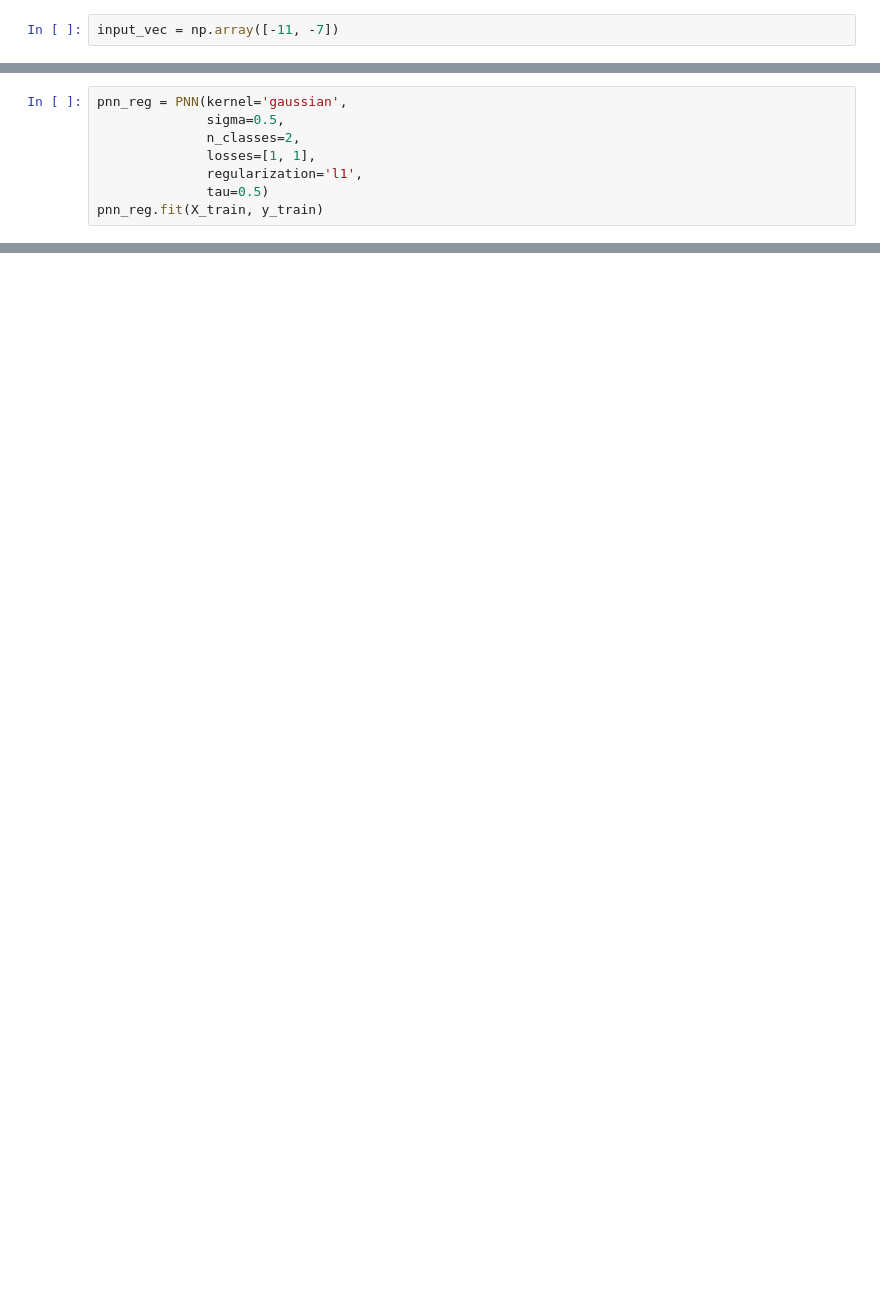
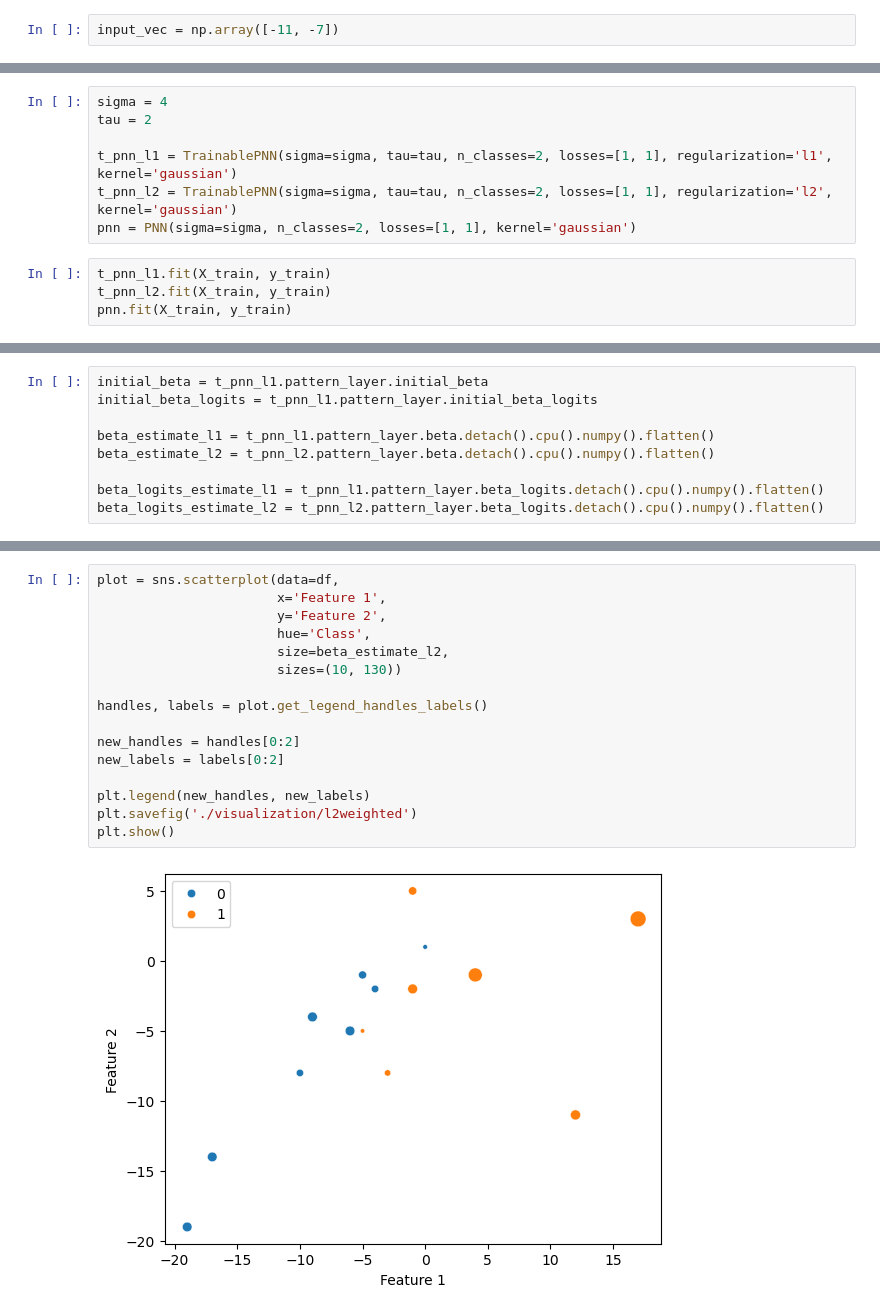
Before and after one commit to vinogradowvw/regularization-pnn-grnn, a Jupyter notebook: Demo.ipynb, the cells around one changed output, grey strips where cells are left out. Saved outputs shown, nothing was run; the diff lists cells and outputs as text; blank space fills up the shorter version.

```diff
--- a/Demo.ipynb
+++ b/Demo.ipynb
@@ -196,8 +63,0 @@ plt.show()
-# %%
-pnn_reg = PNN(kernel='gaussian',
-              sigma=0.5,
-              n_classes=2,
-              losses=[1, 1],
-              regularization='l1',
-              tau=0.5)
-pnn_reg.fit(X_train, y_train)
@@ -221,0 +71,11 @@ preds_reg
+# %%
+sigma = 4
+tau = 2
+
+t_pnn_l1 = TrainablePNN(sigma=sigma, tau=tau, n_classes=2, losses=[1, 1], regularization='l1', kernel='gaussian')
+t_pnn_l2 = TrainablePNN(sigma=sigma, tau=tau, n_classes=2, losses=[1, 1], regularization='l2', kernel='gaussian')
+pnn = PNN(sigma=sigma, n_classes=2, losses=[1, 1], kernel='gaussian')
+# %%
+t_pnn_l1.fit(X_train, y_train)
+t_pnn_l2.fit(X_train, y_train)
+pnn.fit(X_train, y_train)
@@ -221,0 +84,9 @@ preds_reg
+# %%
+initial_beta = t_pnn_l1.pattern_layer.initial_beta
+initial_beta_logits = t_pnn_l1.pattern_layer.initial_beta_logits
+
+beta_estimate_l1 = t_pnn_l1.pattern_layer.beta.detach().cpu().numpy().flatten()
+beta_estimate_l2 = t_pnn_l2.pattern_layer.beta.detach().cpu().numpy().flatten()
+
+beta_logits_estimate_l1 = t_pnn_l1.pattern_layer.beta_logits.detach().cpu().numpy().flatten()
+beta_logits_estimate_l2 = t_pnn_l2.pattern_layer.beta_logits.detach().cpu().numpy().flatten()
@@ -221,0 +144,18 @@ preds_reg
+# %%
+plot = sns.scatterplot(data=df,
+                       x='Feature 1',
+                       y='Feature 2',
+                       hue='Class',
+                       size=beta_estimate_l2,
+                       sizes=(10, 130))
+
+handles, labels = plot.get_legend_handles_labels()
+
+new_handles = handles[0:2]
+new_labels = labels[0:2]
+
+plt.legend(new_handles, new_labels)
+plt.savefig('./visualization/l2weighted')
+plt.show()
+# %% [output]
+[figure, added]
```
Also changed, not shown: parts of 36 cells of this notebook, 31 other files.
